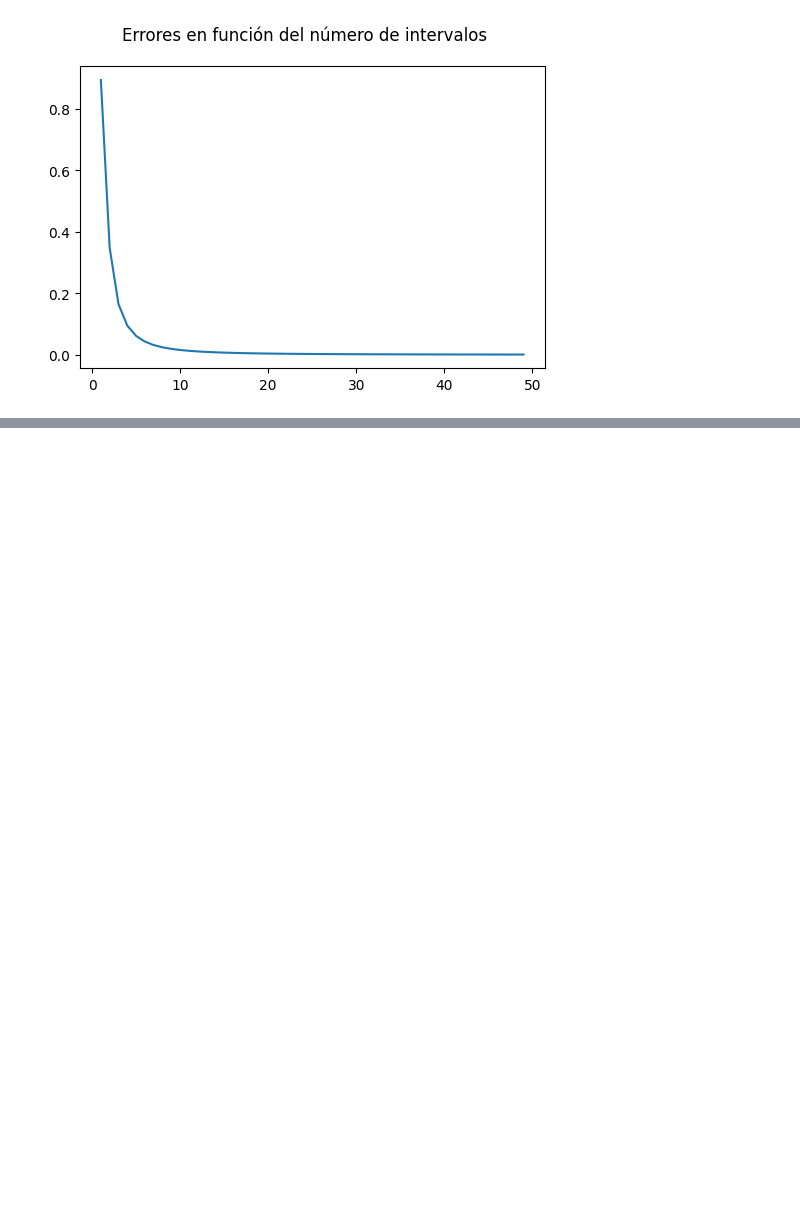
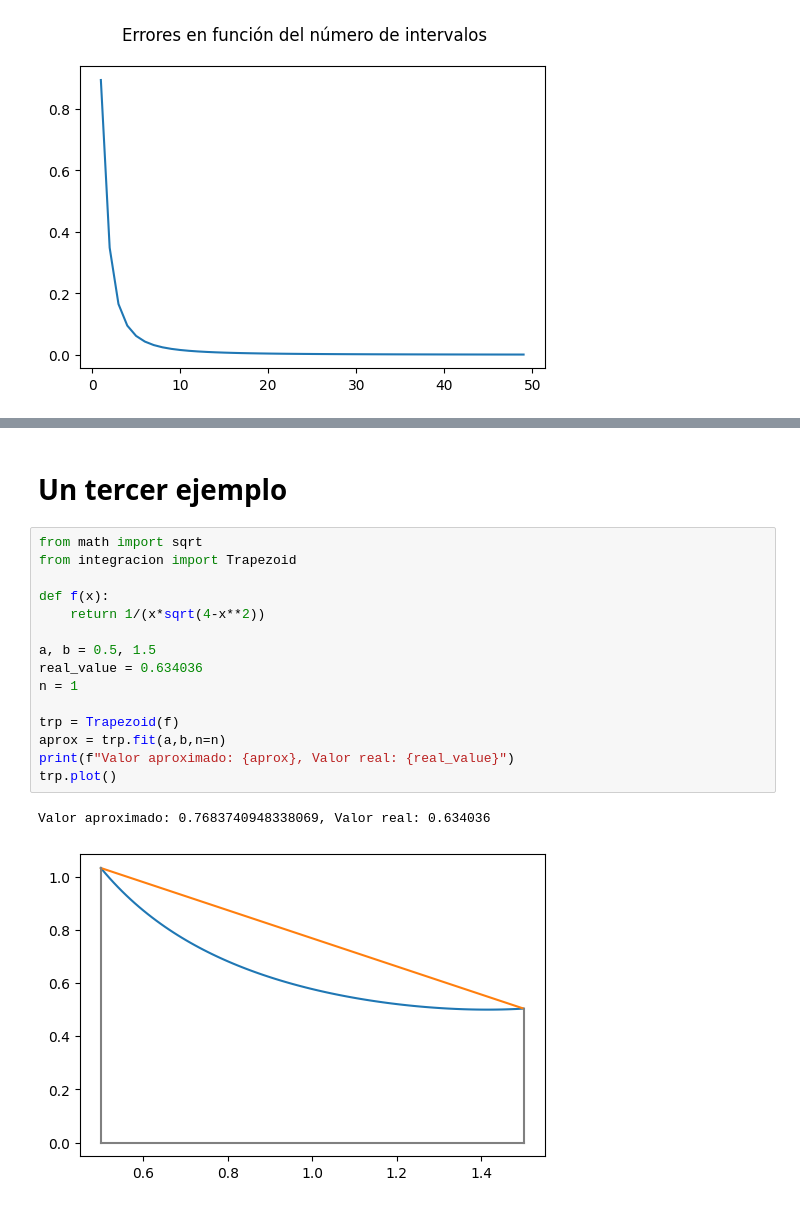
Before and after one commit to gmauricio-toledo/UNISON-teaching, a Jupyter notebook: integración.ipynb, the cells around one changed output, grey strips where cells are left out. Drawn from its saved outputs; the diff is of its cells as text; blank space fills up the shorter version.

```diff
--- a/integración.ipynb
+++ b/integración.ipynb
@@ -93,0 +142,20 @@ plt.show()
+# %% [markdown]
+# Un tercer ejemplo
+# %%
+from math import sqrt
+from integracion import Trapezoid
+
+def f(x):
+    return 1/(x*sqrt(4-x**2))
+
+a, b = 0.5, 1.5
+real_value = 0.634036
+n = 1
+
+trp = Trapezoid(f)
+aprox = trp.fit(a,b,n=n)
+print(f"Valor aproximado: {aprox}, Valor real: {real_value}")
+trp.plot()
+# %% [output]
+Valor aproximado: 0.7683740948338069, Valor real: 0.634036
+[figure, added]
```
Also changed, not shown: parts of 12 cells of this notebook, 2 other files.
